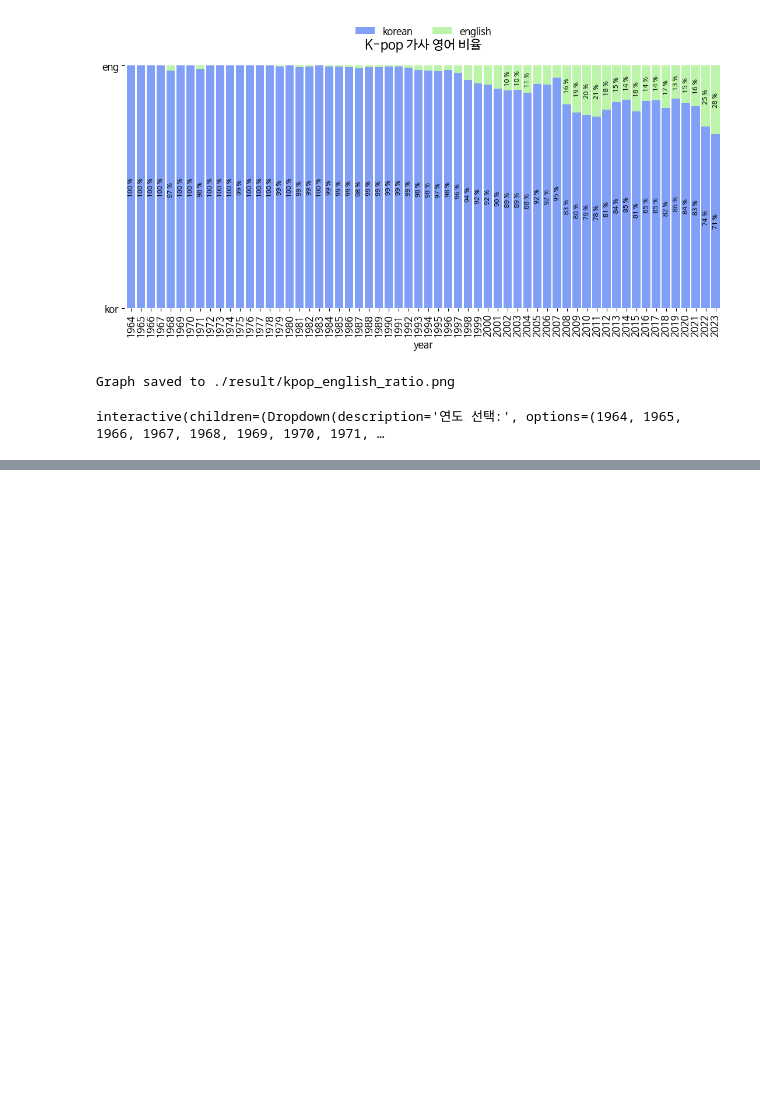
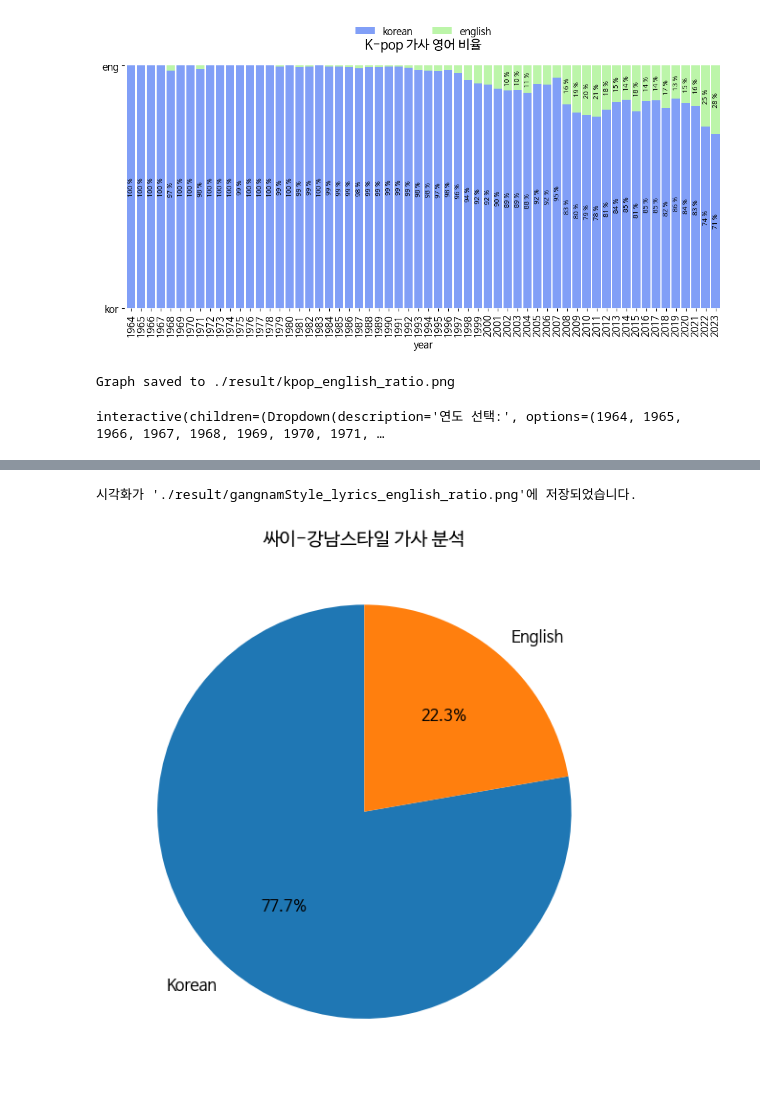
Before and after one commit to 202244003/Analysis-of-k-pop-Lylics, a Jupyter notebook: Analysis_of_k_pop_Lylics.ipynb, the cells around one changed output, grey strips where cells are left out. Drawn from its saved outputs; the diff is of its cells as text; code cells hidden in the pictures; blank space fills up the shorter version.

```diff
--- a/Analysis_of_k_pop_Lylics.ipynb
+++ b/Analysis_of_k_pop_Lylics.ipynb
@@ -391,0 +392,61 @@ plt.show()
+# %%
+# 2012년 빌보드 Hot100 2위
+# 싸이 - 강남스타일
+
+filename = "./content/강남스타일_lylics.txt"
+
+save_file = os.path.join(output_dir, "gangnamStyle_lyrics_english_ratio.png")
+
+try:
+    with open(filename, "r", encoding="utf-8") as file:
+        lyrics = file.read()
+except FileNotFoundError:
+    print(f"파일 '{filename}'을 찾을 수 없습니다.")
+    raise
+
+# 한국어, 영어 필터링 함수
+def filter_language(text, lang='kr'):
+    if lang == 'kr':
+        return re.sub('[^\uac00-\ud7a3\s]+', '', text)  # 한글만 남기기
+    elif lang == 'en':
+        return re.sub('[^a-zA-Z\s]+', '', text)  # 영어만 남기기
+    return ""
+
+# 한국어와 영어 단어 추출 및 비율 계산
+kr_words = filter_language(lyrics, lang='kr').split()
+en_words = filter_language(lyrics, lang='en').split()
+
+kr_count = len(kr_words)
+en_count = len(en_words)
+total_count = kr_count + en_count
+
+kr_ratio = kr_count / total_count if total_count > 0 else 0
+en_ratio = en_count / total_count if total_count > 0 else 0
+
+# 시각화 및 저장
+fig, ax = plt.subplots(figsize=(6, 6))
+labels = ['Korean', 'English']
+ratios = [kr_ratio, en_ratio]
+colors = ['#1f77b4', '#ff7f0e']
+
+ax.pie(
+    ratios,
+    labels=labels,
+    autopct='%1.1f%%',
+    startangle=90,
+    colors=colors,
+    textprops={'fontsize': 12}
+)
+
+ax.set_title("싸이-강남스타일 가사 분석", fontsize=14)
+plt.tight_layout()
+
+# 시각화 저장
+plt.savefig(save_file)
+print(f"시각화가 '{save_file}'에 저장되었습니다.")
+
+# 그래프 표시
+plt.show()
+# %% [output]
+시각화가 './result/gangnamStyle_lyrics_english_ratio.png'에 저장되었습니다.
+[figure, added]
```
Also changed, not shown: parts of 3 cells of this notebook, 6 other files.
